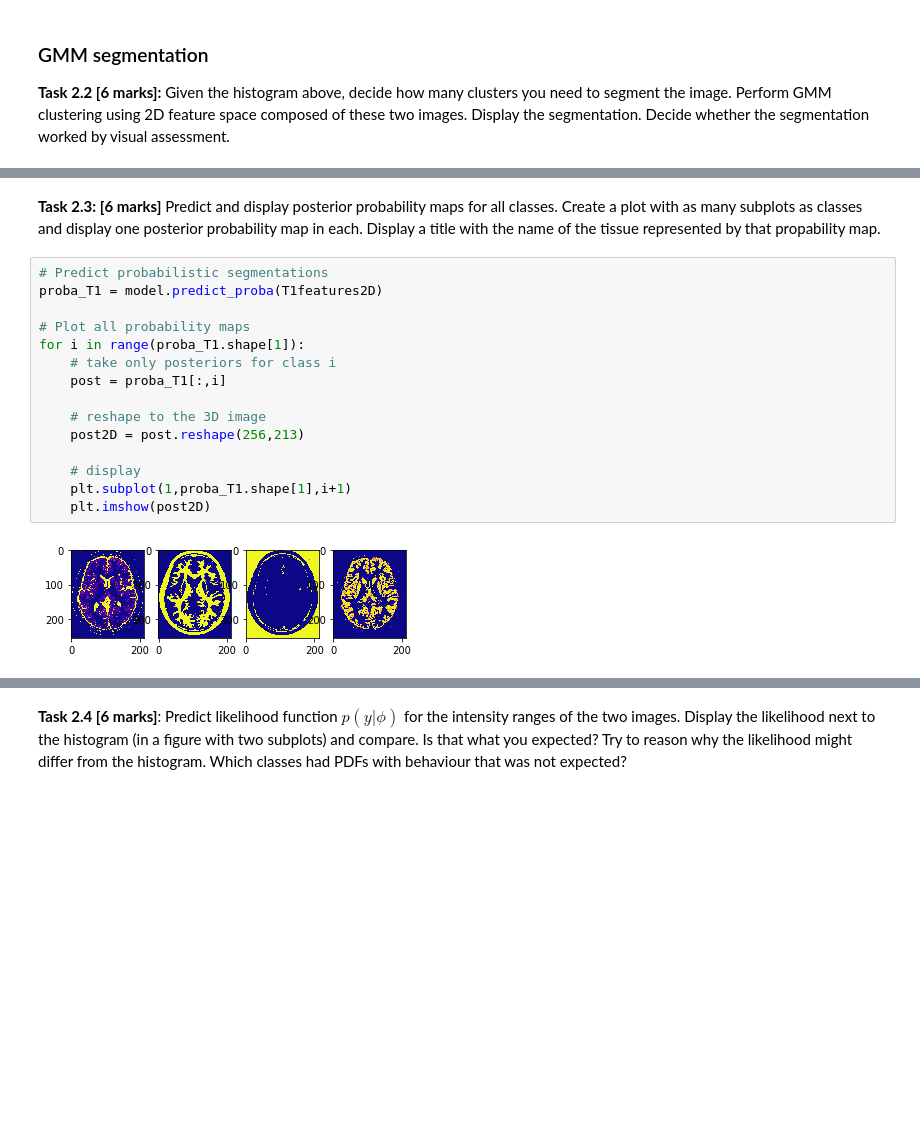
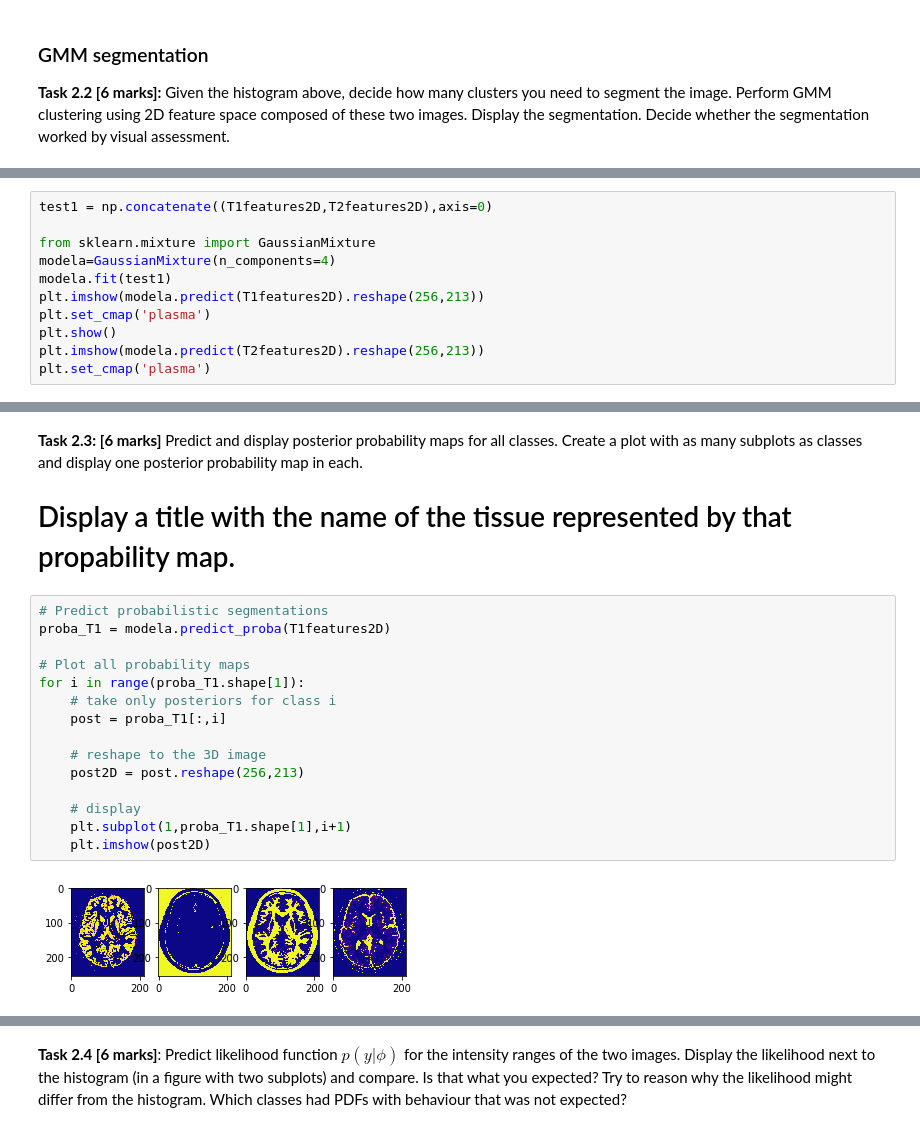
Before and after one commit to burtonye/ML_Coursework2, a Jupyter notebook: Coursework2_Ye.ipynb, the cells around one changed output, grey strips where cells are left out. Cells and saved outputs as stored; diff of their text form; blank space fills up the shorter version.

```diff
--- a/Coursework2_Ye.ipynb
+++ b/Coursework2_Ye.ipynb
@@ -262,0 +288,11 @@ plt.set_cmap('plasma')
+# %%
+test1 = np.concatenate((T1features2D,T2features2D),axis=0)
+
+from sklearn.mixture import GaussianMixture
+modela=GaussianMixture(n_components=4)
+modela.fit(test1)
+plt.imshow(modela.predict(T1features2D).reshape(256,213))
+plt.set_cmap('plasma')
+plt.show()
+plt.imshow(modela.predict(T2features2D).reshape(256,213))
+plt.set_cmap('plasma')
@@ -263,21 +302,22 @@ plt.set_cmap('plasma')
 # %% [markdown]
-**Task 2.3: [6 marks]** Predict and display posterior probability maps for all classes. Create a plot with as many subplots as classes and display one posterior probability map in each. Display a title with the name of the tissue represented by that propability map.
+**Task 2.3: [6 marks]** Predict and display posterior probability maps for all classes. Create a plot with as many subplots as classes and display one posterior probability map in each.
+# Display a title with the name of the tissue represented by that propability map.
 # %%
 # Predict probabilistic segmentations
-proba_T1 = model.predict_proba(T1features2D)
+proba_T1 = modela.predict_proba(T1features2D)
 
 # Plot all probability maps
 for i in range(proba_T1.shape[1]):
     # take only posteriors for class i
     post = proba_T1[:,i]
 
     # reshape to the 3D image
     post2D = post.reshape(256,213)
 
     # display
     plt.subplot(1,proba_T1.shape[1],i+1)
     plt.imshow(post2D)
 # %% [output]
-[figure, old version]
+[figure, new version]
 # %%
 # Predict probabilistic segmentations
```
Also changed, not shown: parts of 19 cells of this notebook.
